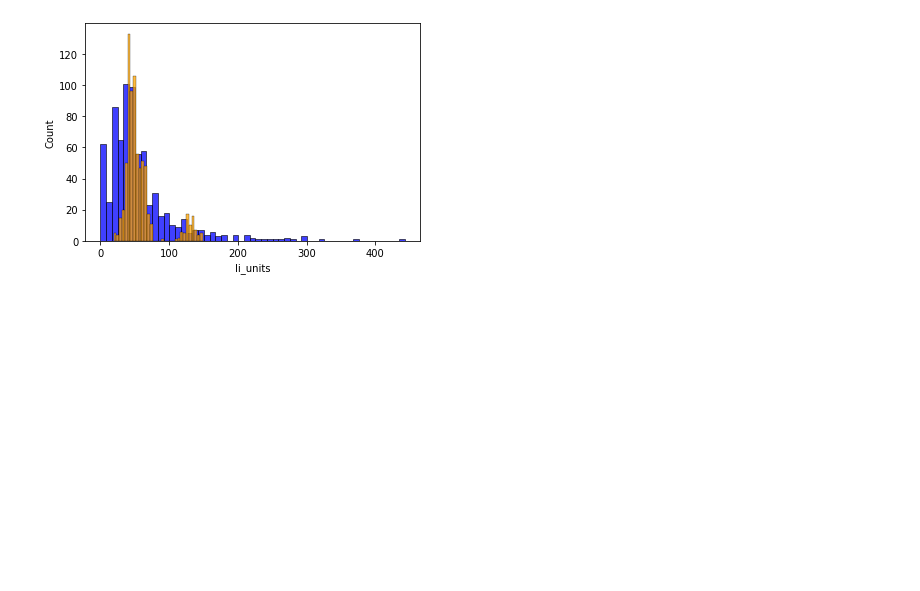
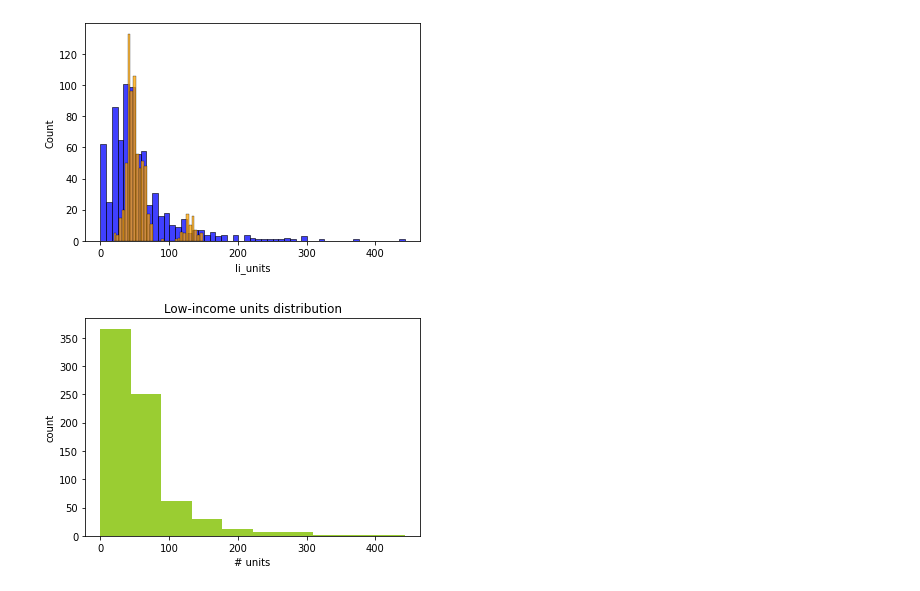
Before and after one commit to pndang/ULI-UCSD-H2H, a Jupyter notebook: LIHTC_analysis/clustering-analysis.ipynb, the cells around one changed output. Saved outputs shown, nothing was run; the diff lists cells and outputs as text; code cells hidden in the pictures; blank space fills up the shorter version.

```diff
--- a/LIHTC_analysis/clustering-analysis.ipynb
+++ b/LIHTC_analysis/clustering-analysis.ipynb
@@ -204,7 +213,11 @@ def getRMSE(true, pred):
 # %%
-# Cast bond to 0/1
+# Cast 2/1 binary columns to 0/1
 
 df['bond'] = df['bond'].replace(2, 0)
+
+for col in df.columns:
+    if 'fmha' in col:
+        df[col] = df[col].replace(2, 0)
 # %%
 # Model 1: w0 + w1*u_units + w2*li_units + w3*bond + w4*credit = allocamt
 
@@ -432,5 +445,14 @@ sns.histplot(yHat[:,1], color='orange')
 plt.show()
 # %% [output]
 [figure]
+# %%
+# Check for model appropriateness (we want to see non-negative and right-skew)
+
+plt.hist(y2['li_units'], color='yellowgreen')
+plt.title("Low-income units distribution")
+plt.xlabel('# units')
+plt.ylabel('count');
+# %% [output]
+[figure, added]
 # %%
 # Negative Binomial models
```
Also changed, not shown: parts of 31 cells of this notebook.
